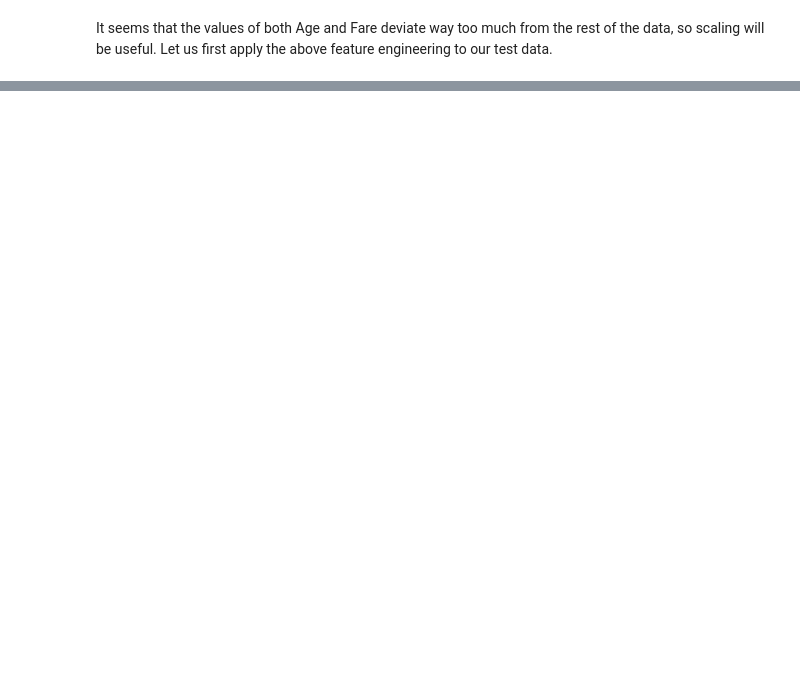
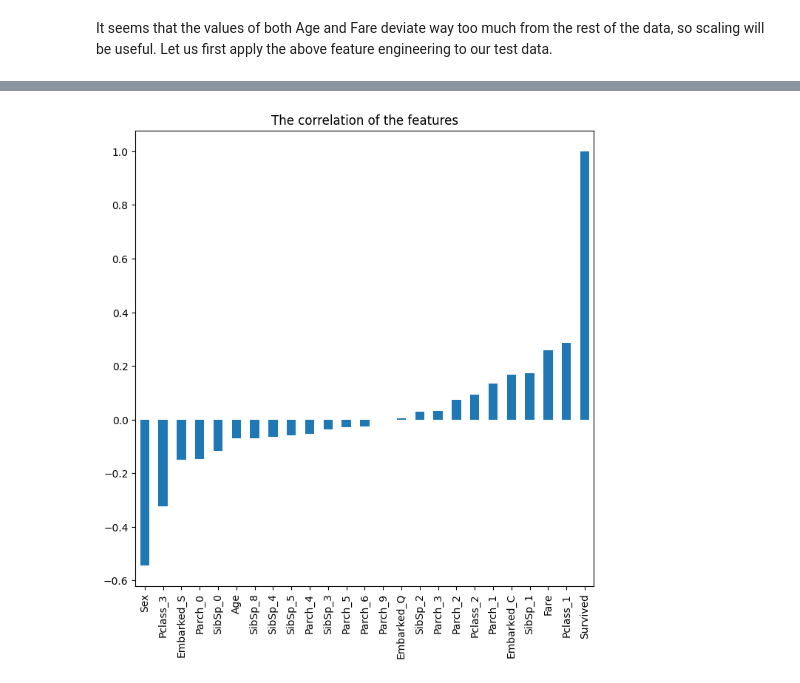
Before and after one commit to gr8nd/Machine-Learning-one-step-away-to-AI, a Jupyter notebook: Supervised Learning/Classification/Titanic.ipynb, the cells around one changed output, grey strips where cells are left out. Drawn from its saved outputs; the diff is of its cells as text; code cells hidden in the pictures; blank space fills up the shorter version.

Commit message:
Improved the titanic prediction

```diff
--- a/Supervised Learning/Classification/Titanic.ipynb
+++ b/Supervised Learning/Classification/Titanic.ipynb
@@ -272,0 +271,7 @@ predictions, y_true = model.slice_cv(slice_index) #Divide the training data for
+# %%
+titanic['Sex'] = titanic['Sex'].apply(lambda x: 0 if x=='female' else 1)
+# %%
+vars = ['Pclass', 'Parch', 'SibSp', 'Embarked']
+titanic = pd.get_dummies(data=titanic, columns=vars, dtype=int)
+titanic['Parch_9'] = 0
+titanic.head()
@@ -272,0 +286,3 @@ predictions, y_true = model.slice_cv(slice_index) #Divide the training data for
+# %%
+cor = titanic.corr().fillna(0)
+cor
@@ -272,0 +308,3 @@ predictions, y_true = model.slice_cv(slice_index) #Divide the training data for
+# %%
+features = cor['Survived'].sort_values()
+features
@@ -272,0 +329,5 @@ predictions, y_true = model.slice_cv(slice_index) #Divide the training data for
+# %%
+features.plot(kind='bar',figsize=(8,8))
+plt.title('The correlation of the features');
+# %% [output]
+[figure, added]
```
Also changed, not shown: parts of 119 cells of this notebook.
